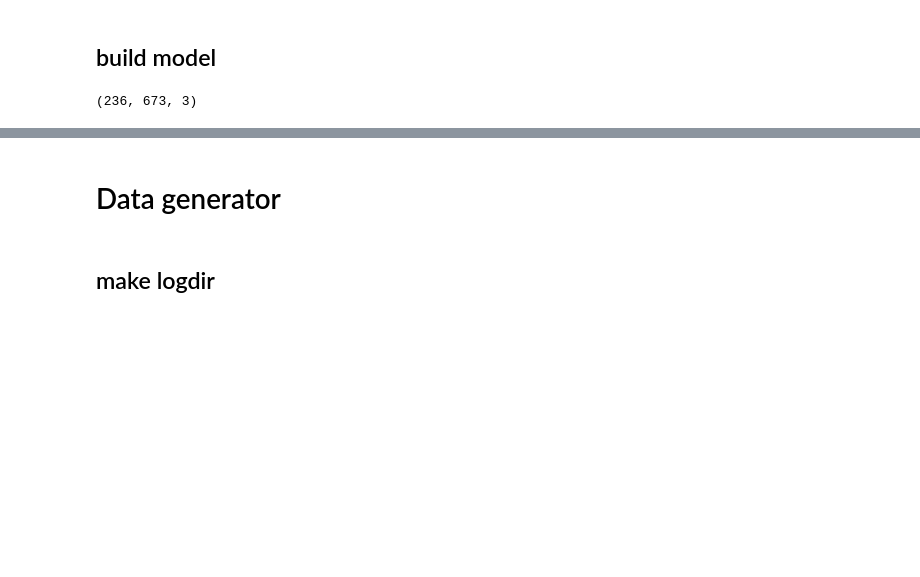
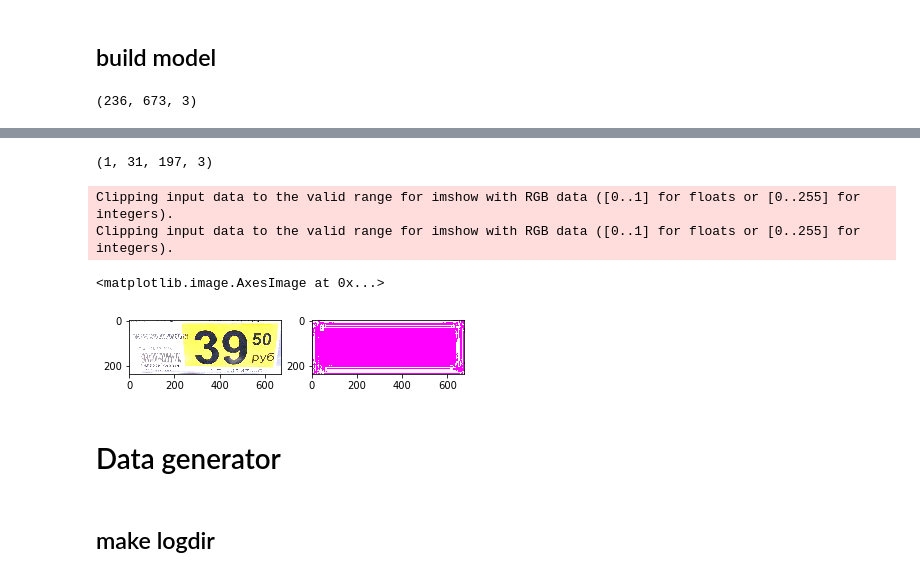
Before and after one commit to dmitrysarov/resnet50_autoencoder, a Jupyter notebook: make_autoencoder.ipynb, the cells around one changed output, grey strips where cells are left out. Drawn from its saved outputs; the diff is of its cells as text; code cells hidden in the pictures; blank space fills up the shorter version.

```diff
--- a/make_autoencoder.ipynb
+++ b/make_autoencoder.ipynb
@@ -101,7 +100,6 @@ def crop_to_16fit(arg):
 def make_voluem(inputs):
     x_flatten, x_shaped = inputs
     shape = tf.shape(x_shaped)
-    tf.assert_equal(shape[-1], tf.shape(x_flatten)[-1])
     ones_voluem = tf.ones([shape[0], shape[1], shape[2], HIDDEN_DEPTH], tf.float32)
     return x_flatten*ones_voluem
 # %% [markdown]
@@ -202,10 +200,11 @@ def set_trainable(model):
 HIDDEN_DEPTH = 10
 
 inputs = keras.layers.Input((None, None, 3))
+tf.assert_greater(tf.shape(inputs)[1], 192)
 x = keras.layers.Lambda(padd_to_16fit, name='pad', output_shape=(None,None,3))(inputs)
 resnet_backbone = ResNet50(include_top=False, weights='imagenet', input_tensor=x, input_shape=None, pooling='max')
 x_shaped = resnet_backbone.get_layer(index=-3).output
-x = resnet_backbone.output
+x = GlobalMaxPool2D()(x_shaped)
 x = keras.layers.Dense(HIDDEN_DEPTH)(x)
 
 x = keras.layers.Lambda(make_voluem)([x, x_shaped])
@@ -250,4 +249,6 @@ input_image.shape
 (236, 673, 3)
 # %%
 small_image = transform.rescale(input_image, scale = 0.1, order = 3)
+# %%
+input_image = np.random.rand(31,197,3)
 # %%
@@ -257,4 +258,4 @@ small_image.shape
 # %%
-model.fit(small_image[None,...],small_image[None,...],epochs=10)
+model.fit(input_image[None,...],input_image[None,...],epochs=1)
 pred = model.predict(input_image[None,...])
 # %% [output]
@@ -262,8 +264,17 @@ Epoch 1/10
+# %%
+pred.shape
+# %% [output]
+(1, 31, 197, 3)
 # %%
 import matplotlib.pyplot as plt
 f, (ax1, ax2) = plt.subplots(1, 2)
 ax1.imshow(input_image - np.min(input_image))
-ax2.imshow(res[0]- np.min(res[0]))
+ax2.imshow((pred[0]- np.min(pred[0]))/np.max(pred[0]))
+# %% [output]
+Clipping input data to the valid range for imshow with RGB data ([0..1] for floats or [0..255] for integers).
+Clipping input data to the valid range for imshow with RGB data ([0..1] for floats or [0..255] for integers).
+<matplotlib.image.AxesImage at 0x...>
+[figure, added]
 # %%
 # input_image = np.random.randn(260,260,3)
 # init_op = tf.global_variables_initializer()
```
Also changed, not shown: parts of 7 cells of this notebook.
